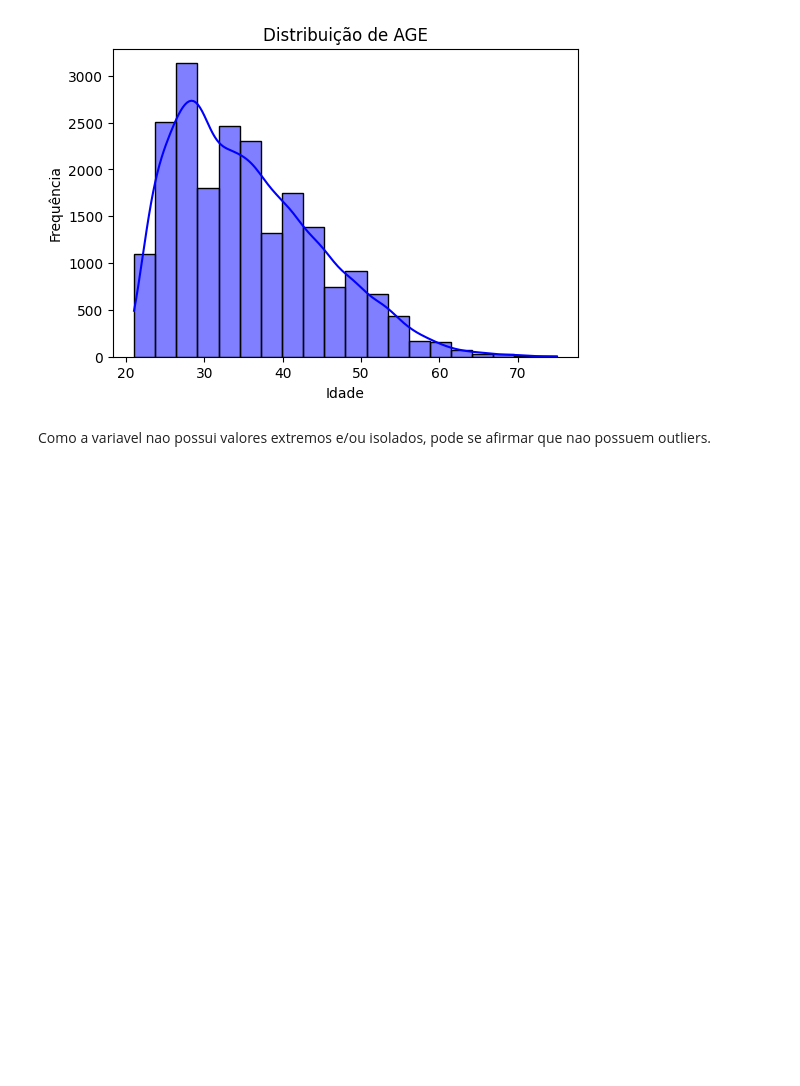
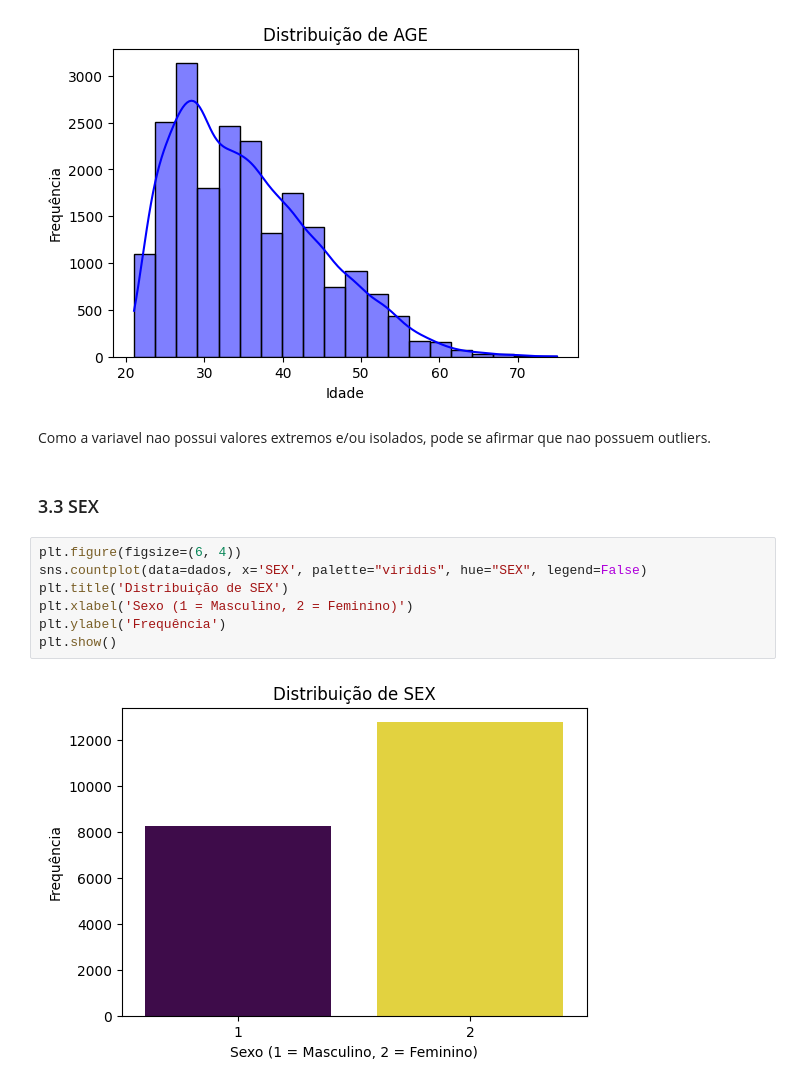
Before and after one commit to HammadN98/inadimplencia_em_cartoes_de_credito, a Jupyter notebook: inadimplecia_credito.ipynb, the cells around one changed output. Saved outputs shown, nothing was run; the diff lists cells and outputs as text; blank space fills up the shorter version.

```diff
--- a/inadimplecia_credito.ipynb
+++ b/inadimplecia_credito.ipynb
@@ -247,3 +247,14 @@ plt.show()
 [figure]
 # %% [markdown]
 Como a variavel nao possui valores extremos e/ou isolados, pode se afirmar que nao possuem outliers.
+# %% [markdown]
+### 3.3 SEX
+# %%
+plt.figure(figsize=(6, 4))
+sns.countplot(data=dados, x='SEX', palette="viridis", hue="SEX", legend=False)
+plt.title('Distribuição de SEX')
+plt.xlabel('Sexo (1 = Masculino, 2 = Feminino)')
+plt.ylabel('Frequência')
+plt.show()
+# %% [output]
+[figure, added]
```
Also changed, not shown: parts of 8 cells of this notebook.
